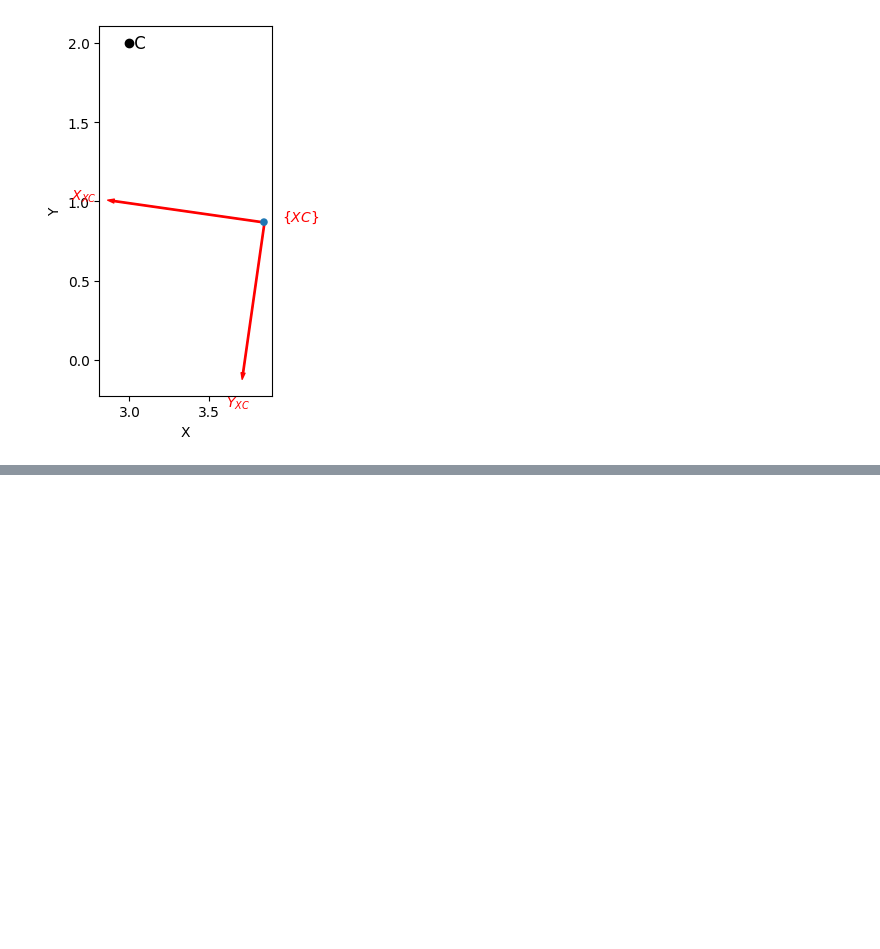
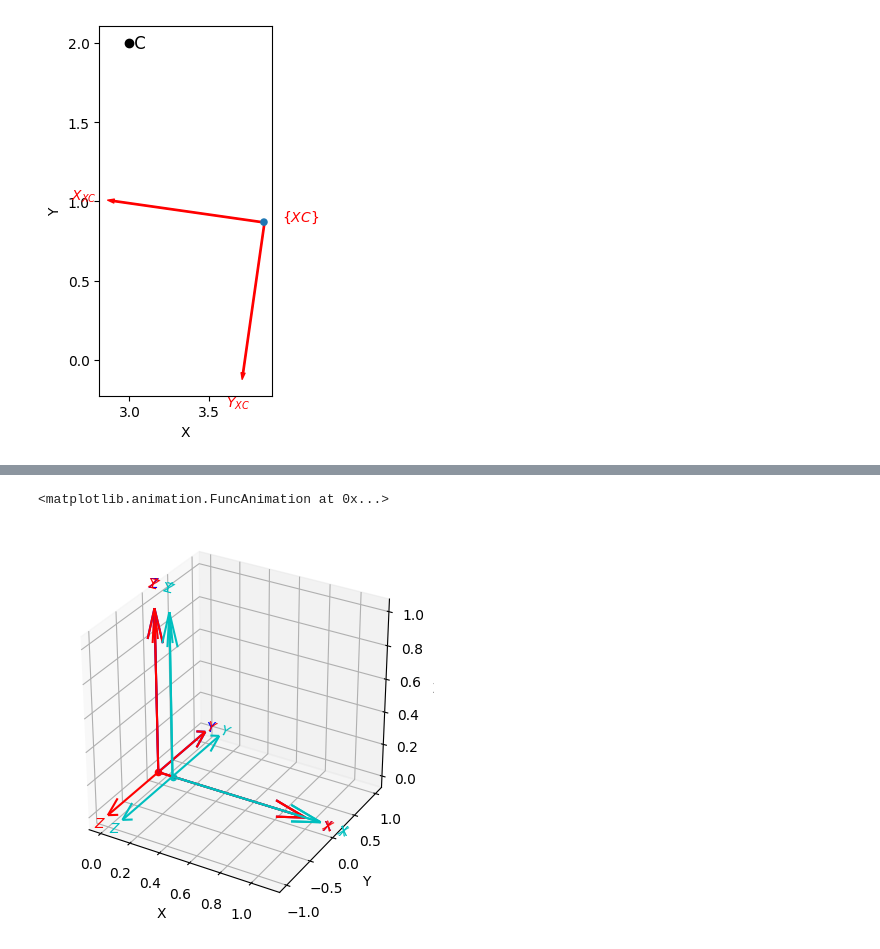
Before and after one commit to AleksandrMorozov123/Computer-vision-with-TensorFlow-Keras-and-OpenCV, a Jupyter notebook: toolbox_for_robotics.ipynb, the cells around one changed output, grey strips where cells are left out. Cells and saved outputs as stored; diff of their text form; code cells hidden in the pictures; blank space fills up the shorter version.

```diff
--- a/toolbox_for_robotics.ipynb
+++ b/toolbox_for_robotics.ipynb
@@ -125,0 +166,7 @@ trplot2 (TC @ TX, frame = "XC", color = "r")
+# %%
+tranimate(R)
+trplot (R, anaglyph = True)
+tranimate (R, anaglyph = True)
+# %% [output]
+<matplotlib.animation.FuncAnimation at 0x...>
+[figure, added]
```
Also changed, not shown: parts of 11 cells of this notebook.
